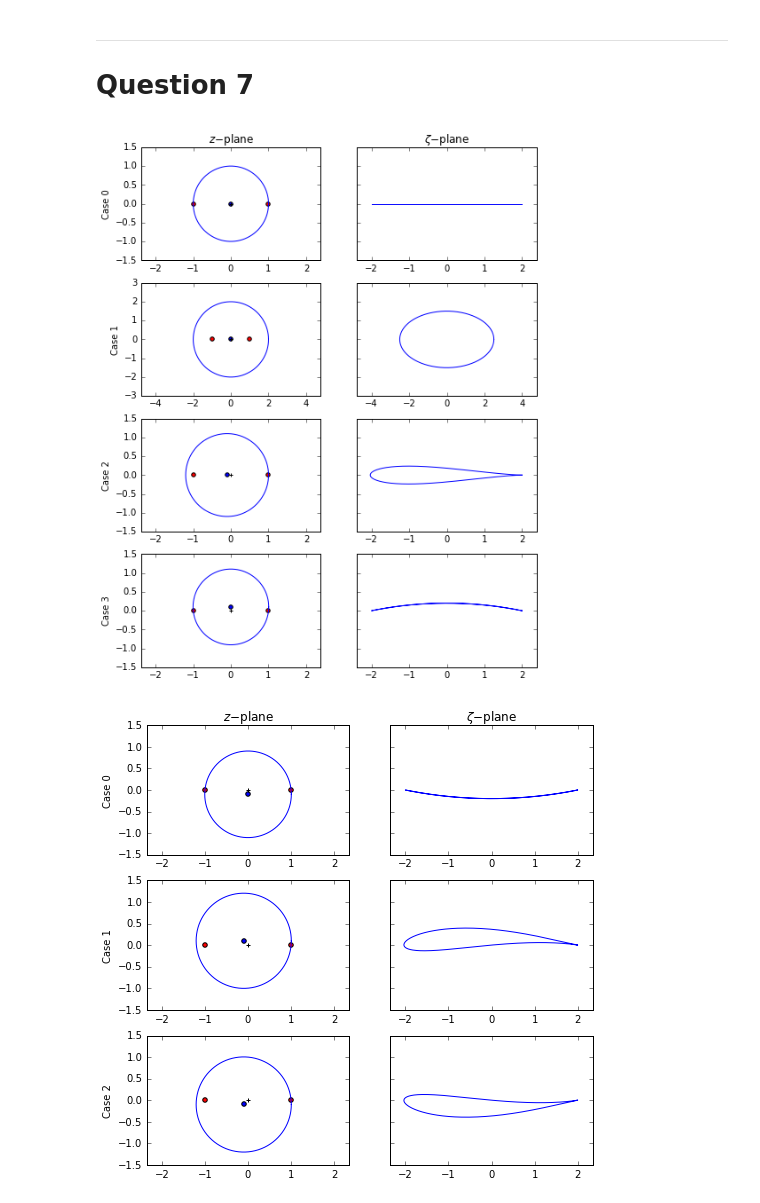
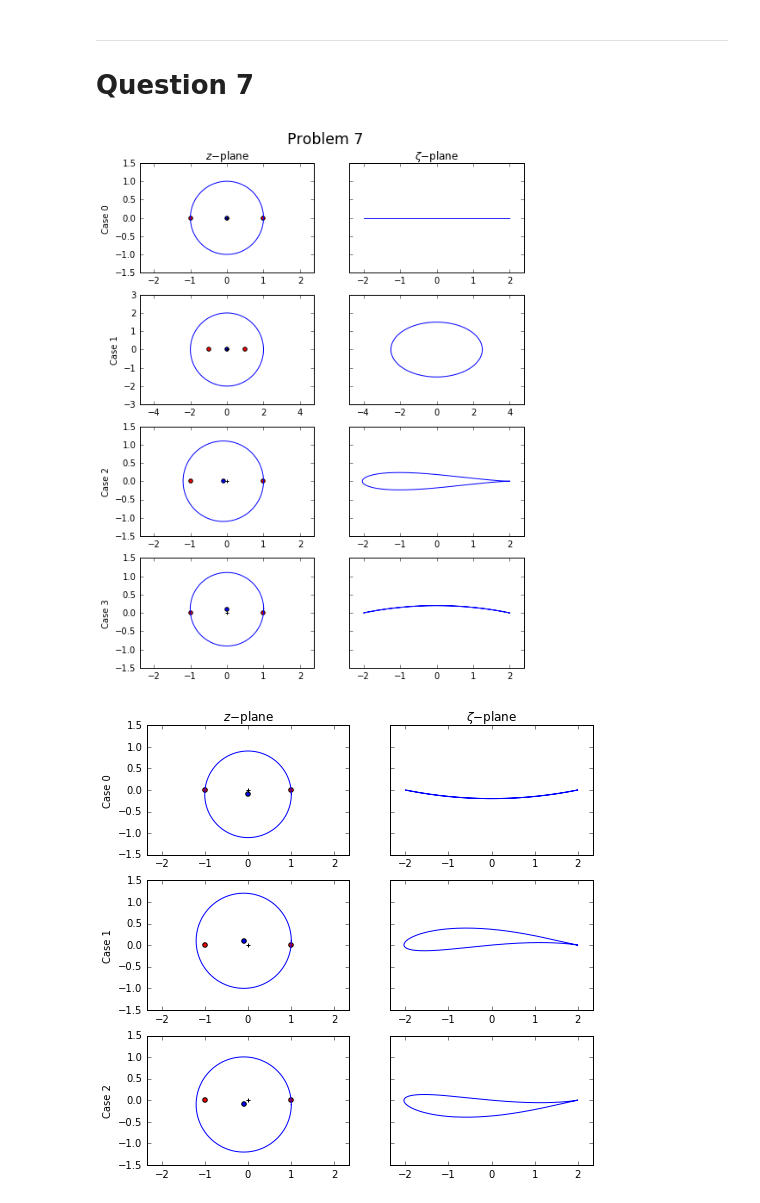
Before and after one commit to selimb/schoolstuff, a Jupyter notebook: mech533/project/NumericalQuestions.ipynb, the cells around one changed output. Saved outputs shown, nothing was run; the diff lists cells and outputs as text; code cells hidden in the pictures.

Commit message:
fix titles in plots

```diff
--- a/mech533/project/NumericalQuestions.ipynb
+++ b/mech533/project/NumericalQuestions.ipynb
@@ -26,7 +26,7 @@ cases = [
     ((-0.1, -0.1), (1, 0))
 ]
 # %%
-def mkfig(cases, title):
+def mkfig(cases):
     fig, axes = plt.subplots(nrows=len(cases), ncols=2, sharey='row', sharex='row', figsize=(8, 10.5*len(cases)/4),)
     for i, (case, (ax_z, ax_eta)) in enumerate(zip(cases, axes)):
         origin, passthrough = case
@@ -45,12 +45,12 @@ def mkfig(cases, title):
     return fig
 # %%
 with PdfPages('tex/figs/q7_1.pdf') as pdf:
-    fig1 = mkfig(cases[:4], 'Homework 7 Problem 1')
-    fig1.text(0.5, 0.)
+    fig1 = mkfig(cases[:4])
+    fig1.text(0.5, 0.93, 'Problem 7', ha='center', fontsize='xx-large')
     pdf.savefig(fig1)
 with PdfPages('tex/figs/q7_2.pdf') as pdf:
-    fig2 = mkfig(cases[4:], 'Homework 7 Problem 1 contd.')
+    fig2 = mkfig(cases[4:])
     pdf.savefig(fig2)
 # %% [output]
-[figure, old version]
+[figure, new version]
 [figure]
```
